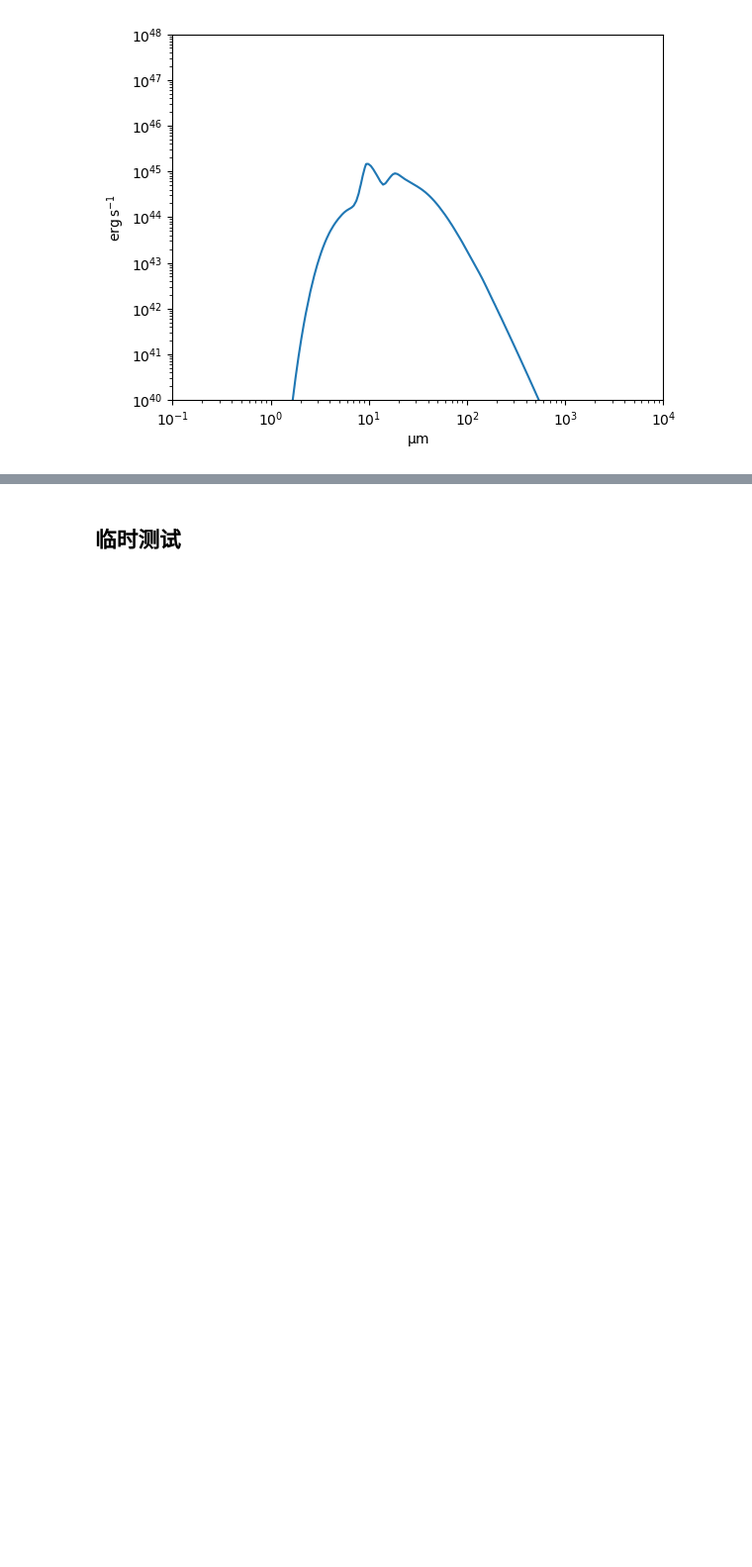
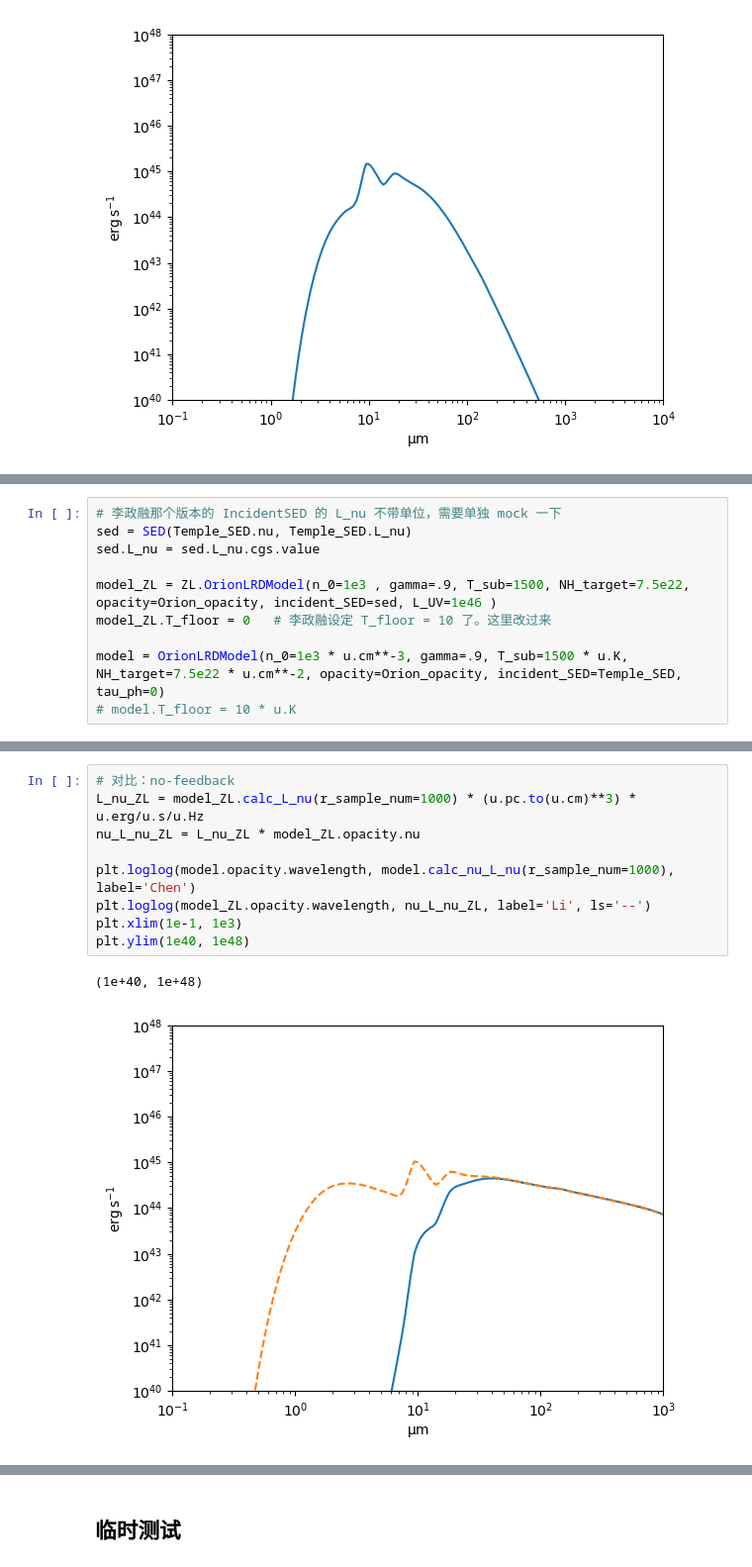
Before and after one commit to c-kj/LRD_dust_modeling, a Jupyter notebook: notebooks/加 units.ipynb, the cells around one changed output, grey strips where cells are left out. Shown at 99% size. Drawn from its saved outputs; the diff is of its cells as text; blank space fills up the shorter version.

```diff
--- a/notebooks/加 units.ipynb
+++ b/notebooks/加 units.ipynb
@@ -143,0 +182,10 @@ plt.ylim(*[1e40,1e48]*u.erg/u.s)
+# %%
+# 李政融那个版本的 IncidentSED 的 L_nu 不带单位，需要单独 mock 一下
+sed = SED(Temple_SED.nu, Temple_SED.L_nu)
+sed.L_nu = sed.L_nu.cgs.value
+
+model_ZL = ZL.OrionLRDModel(n_0=1e3 , gamma=.9, T_sub=1500, NH_target=7.5e22, opacity=Orion_opacity, incident_SED=sed, L_UV=1e46 )
+model_ZL.T_floor = 0   # 李政融设定 T_floor = 10 了。这里改过来
+
+model = OrionLRDModel(n_0=1e3 * u.cm**-3, gamma=.9, T_sub=1500 * u.K, NH_target=7.5e22 * u.cm**-2, opacity=Orion_opacity, incident_SED=Temple_SED, tau_ph=0)
+# model.T_floor = 10 * u.K
@@ -143,0 +200,12 @@ plt.ylim(*[1e40,1e48]*u.erg/u.s)
+# %%
+# 对比：no-feedback
+L_nu_ZL = model_ZL.calc_L_nu(r_sample_num=1000) * (u.pc.to(u.cm)**3) * u.erg/u.s/u.Hz
+nu_L_nu_ZL = L_nu_ZL * model_ZL.opacity.nu
+
+plt.loglog(model.opacity.wavelength, model.calc_nu_L_nu(r_sample_num=1000), label='Chen')
+plt.loglog(model_ZL.opacity.wavelength, nu_L_nu_ZL, label='Li', ls='--')
+plt.xlim(1e-1, 1e3)
+plt.ylim(1e40, 1e48)
+# %% [output]
+(1e+40, 1e+48)
+[figure, added]
```
Also changed, not shown: parts of 36 cells of this notebook, 2 other files.
